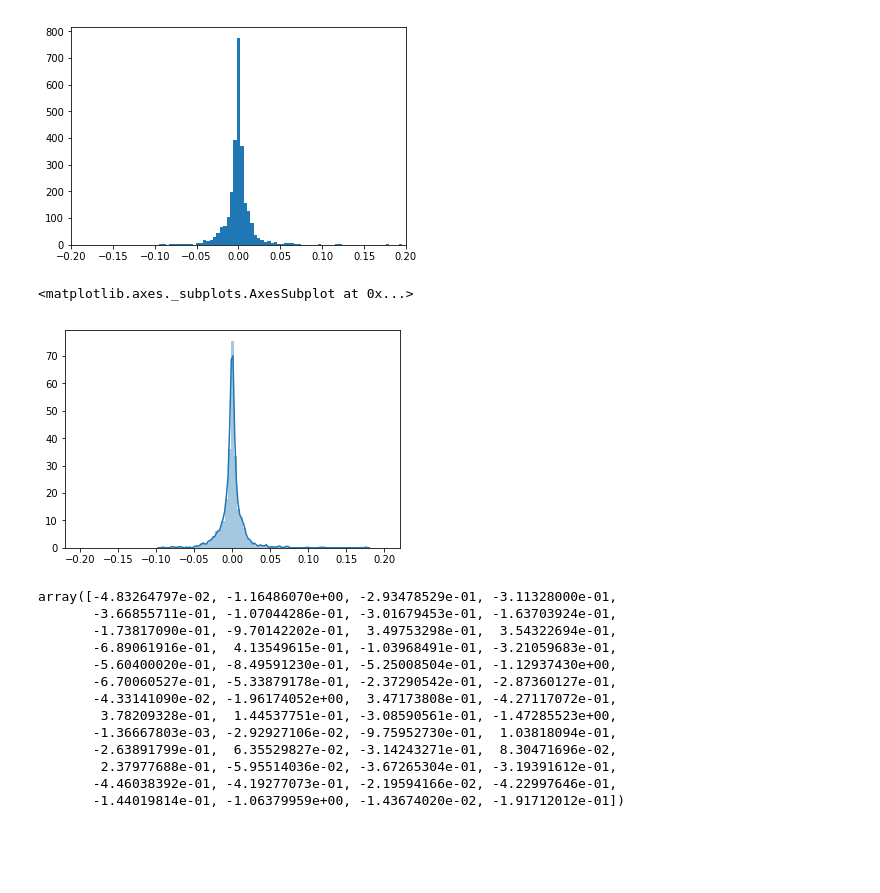
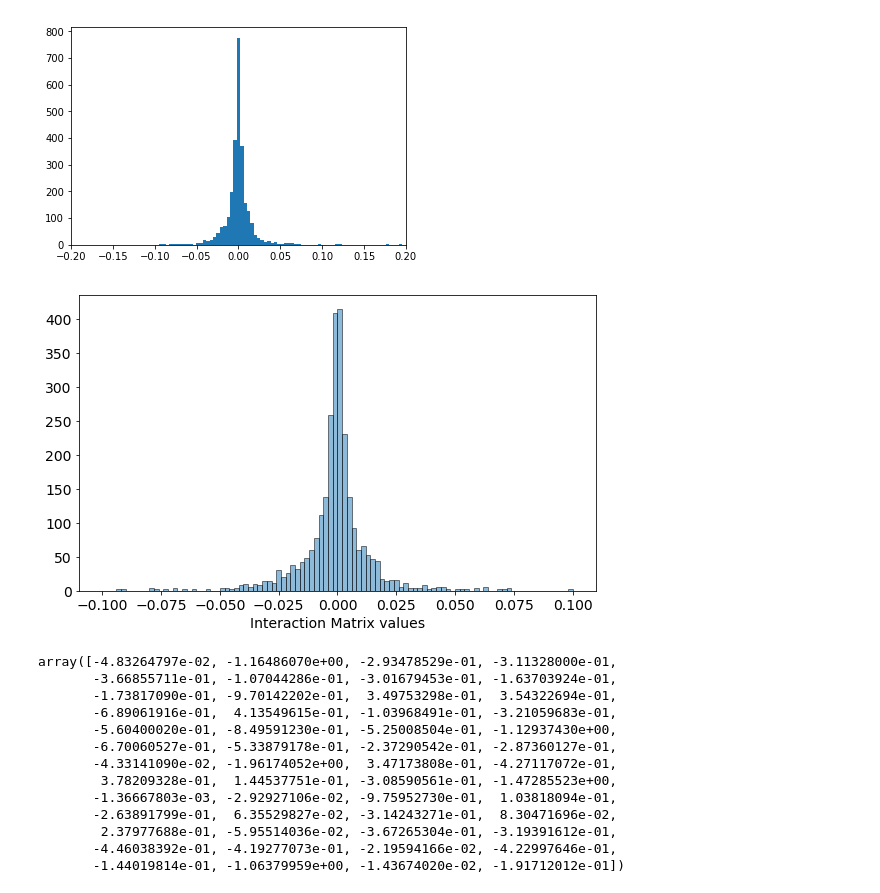
Before and after one commit to Agos95/ComplexSyst, a Jupyter notebook: 01/Exercise.ipynb, the cells around one changed output. Drawn from its saved outputs; the diff is of its cells as text; code cells hidden in the pictures; blank space fills up the shorter version.

```diff
--- a/01/Exercise.ipynb
+++ b/01/Exercise.ipynb
@@ -492,12 +492,18 @@ plt.xlim(-.2,.2)
 # %% [output]
 (-0.2, 0.2)
 [figure]
-# %%
-sns.distplot(M_zero_diag.reshape(M_zero_diag.shape[0]*M_zero_diag.shape[1],1), bins=np.linspace(-.2,.2,100))
-#plt.xlim(-.1,.1)
-# %% [output]
-<matplotlib.axes._subplots.AxesSubplot at 0x...>
-[figure, removed]
+# %%
+fig, ax = plt.subplots(figsize=(8,5))
+ax.hist(M_zero_diag.reshape(M_zero_diag.shape[0]*M_zero_diag.shape[1],1), bins=100, range=(-.1,.1), histtype='bar', ec='black', alpha=.5)
+#overflow = (lambda_MaxEnt2_Ising > 3).sum()
+#ax.annotate("# of overflows ($\\infty$) = "+str(overflow), xy=(.6,.8), xycoords='figure fraction',
+#            bbox={"boxstyle":"square", "fc":"w"}, fontsize=14)
+ax.set_xlabel("Interaction Matrix values", fontsize=14)
+ax.tick_params(axis='both', which='major', labelsize=14)
+fig.tight_layout()
+fig.savefig("./Figure/MaxEnt3_M_matrix_hist.pdf")
+# %% [output]
+[figure, added]
 # %%
 lambda_MaxEnt3 = -np.dot(M, average_abundance[sel])
 lambda_MaxEnt3
```
Also changed, not shown: parts of 14 cells of this notebook.
